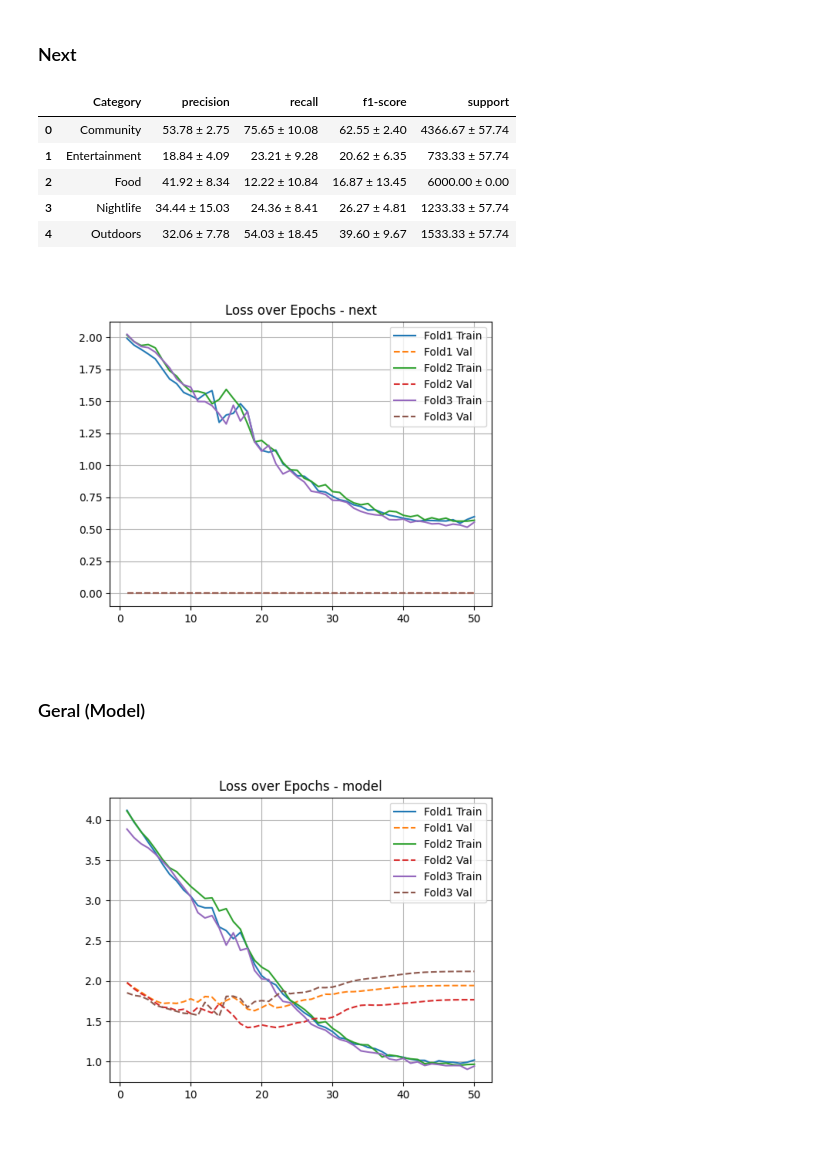
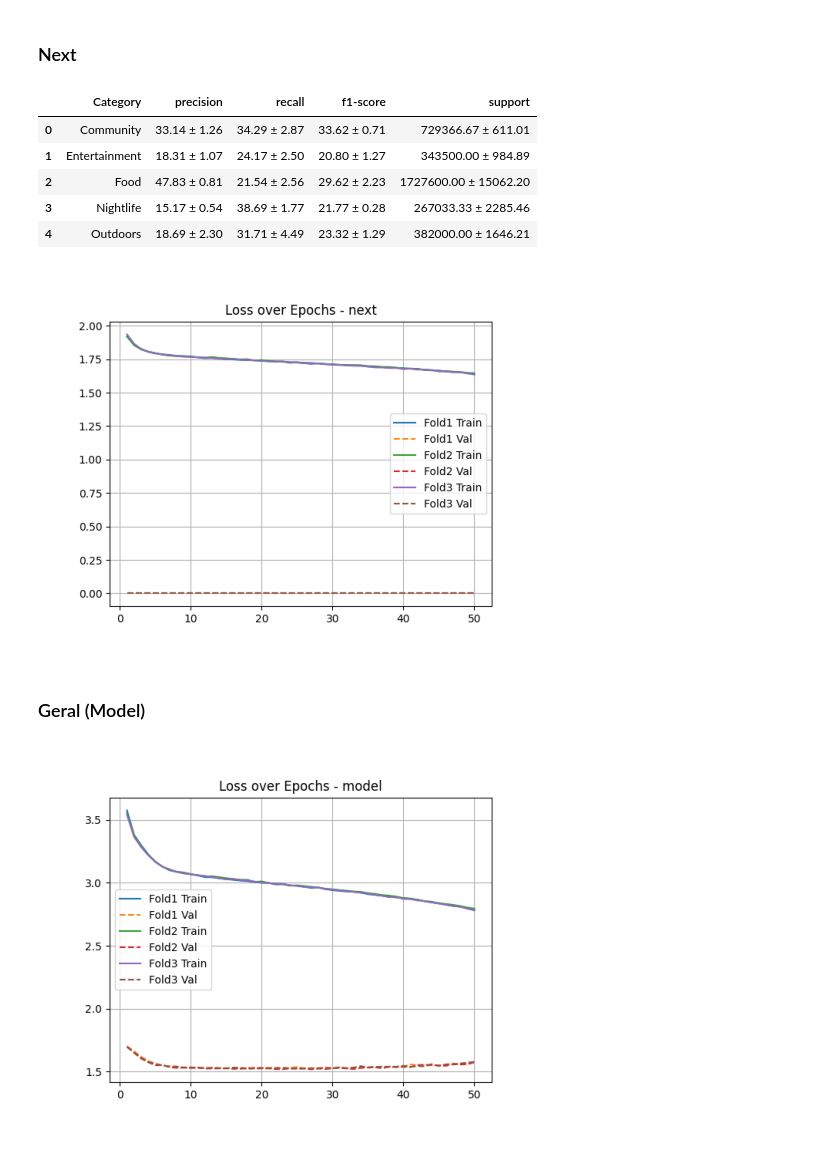
Before and after one commit to TarikSalles/POC-MTLPOI-Embeddings, a Jupyter notebook: MTLPoi_Novo.ipynb, the cells around one changed output. Cells and saved outputs as stored; diff of their text form; code cells hidden in the pictures.

```diff
--- a/MTLPoi_Novo.ipynb
+++ b/MTLPoi_Novo.ipynb
@@ -389,20 +492,20 @@ plt.show()
 # %%
 import pandas as pd
 
-df = pd.read_csv("/content/drive/MyDrive/MTL_POI_Novo/results/montana/mtlnet_lr1.0e-04_bs2048_ep50_20251006_1236/summary/summary_next_metrics_formatted.csv")
+df = pd.read_csv(f"{pasta_results}/summary/summary_next_metrics_formatted.csv")
 df.head()
 # %% [output]
 |  | Category | precision | recall | f1-score | support |
-| 0 | Community | 53.78 ± 2.75 | 75.65 ± 10.08 | 62.55 ± 2.40 | 4366.67 ± 57.74 |
-| 1 | Entertainment | 18.84 ± 4.09 | 23.21 ± 9.28 | 20.62 ± 6.35 | 733.33 ± 57.74 |
-| 2 | Food | 41.92 ± 8.34 | 12.22 ± 10.84 | 16.87 ± 13.45 | 6000.00 ± 0.00 |
-| 3 | Nightlife | 34.44 ± 15.03 | 24.36 ± 8.41 | 26.27 ± 4.81 | 1233.33 ± 57.74 |
-| 4 | Outdoors | 32.06 ± 7.78 | 54.03 ± 18.45 | 39.60 ± 9.67 | 1533.33 ± 57.74 |
+| 0 | Community | 33.14 ± 1.26 | 34.29 ± 2.87 | 33.62 ± 0.71 | 729366.67 ± 611.01 |
+| 1 | Entertainment | 18.31 ± 1.07 | 24.17 ± 2.50 | 20.80 ± 1.27 | 343500.00 ± 984.89 |
+| 2 | Food | 47.83 ± 0.81 | 21.54 ± 2.56 | 29.62 ± 2.23 | 1727600.00 ± 15062.20 |
+| 3 | Nightlife | 15.17 ± 0.54 | 38.69 ± 1.77 | 21.77 ± 0.28 | 267033.33 ± 2285.46 |
+| 4 | Outdoors | 18.69 ± 2.30 | 31.71 ± 4.49 | 23.32 ± 1.29 | 382000.00 ± 1646.21 |
 # %%
 import matplotlib.pyplot as plt
 import matplotlib.image as mpimg
 
-img_path = '/content/drive/MyDrive/MTL_POI_Novo/results/montana/mtlnet_lr1.0e-04_bs2048_ep50_20251006_1236/plots/next/loss.png'
+img_path = f'{pasta_results}/plots/next/loss.png'
 
 img = mpimg.imread(img_path)
 
@@ -410,19 +513,19 @@ plt.imshow(img)
 plt.axis('off')
 plt.show()
 # %% [output]
-[figure, old version]
+[figure, new version]
 # %% [markdown]
 ### Geral (Model)
 # %%
 import matplotlib.pyplot as plt
 import matplotlib.image as mpimg
 
-img_path = '/content/drive/MyDrive/MTL_POI_Novo/results/montana/mtlnet_lr1.0e-04_bs2048_ep50_20251006_1236/plots/model/loss.png'
+img_path = f'{pasta_results}/plots/model/loss.png'
 
 img = mpimg.imread(img_path)
 
 plt.imshow(img)
 plt.axis('off')
 plt.show()
 # %% [output]
-[figure, old version]
+[figure, new version]
```
Also changed, not shown: parts of 12 cells of this notebook, 1 other file.
